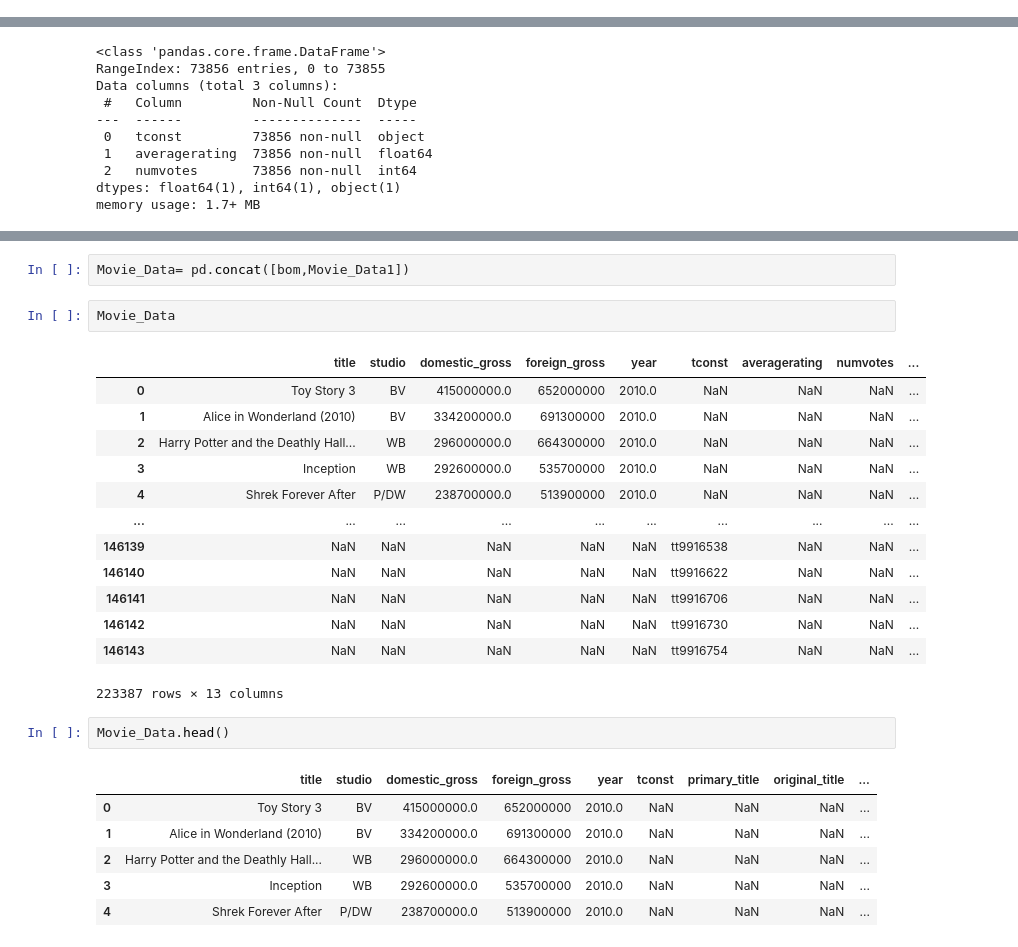
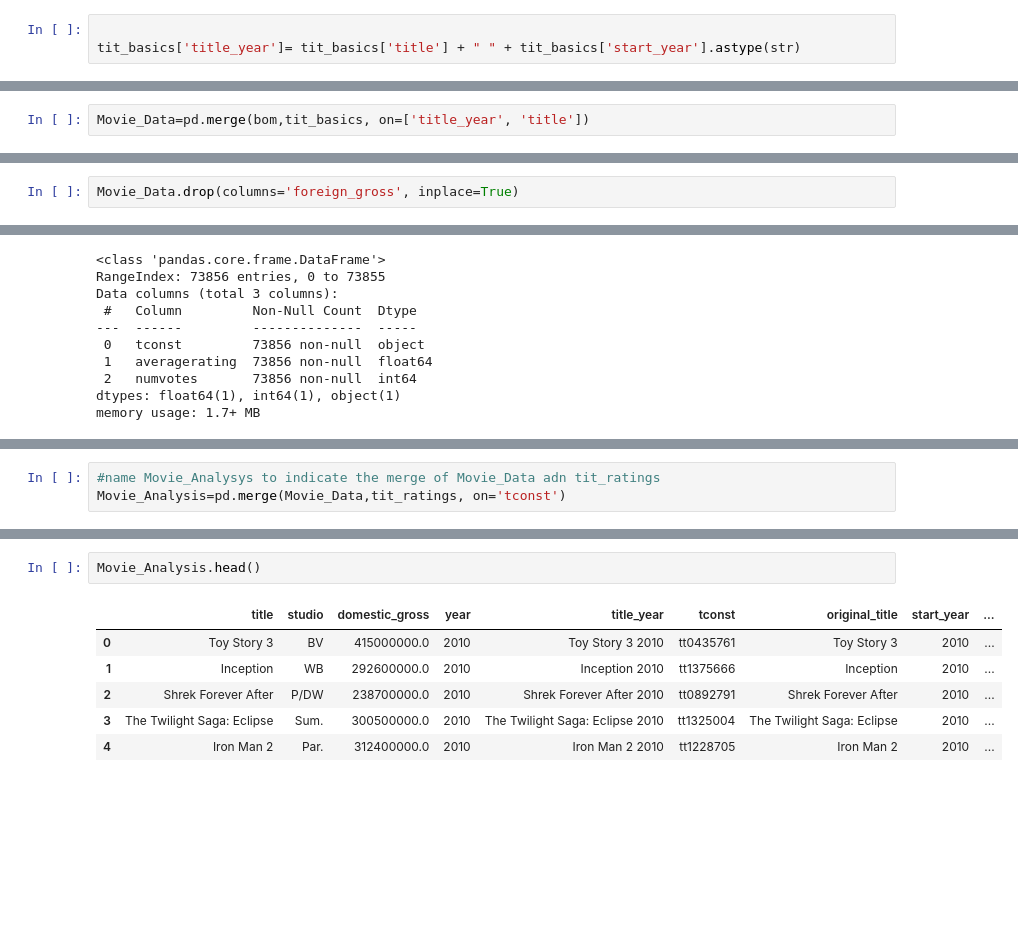
Before and after one commit to Tamiru3/Movie-Analysis-Porject, a Jupyter notebook: Initial Data Exploration .ipynb, the cells around one changed output, grey strips where cells are left out. Drawn from its saved outputs; the diff is of its cells as text; blank space fills up the shorter version.

```diff
--- a/Initial Data Exploration .ipynb
+++ b/Initial Data Exploration .ipynb
@@ -163,6 +116,9 @@ tit_basics.head()
 | 2 | tt0069049 | The Other Side of the Wind | The Other Side of the Wind | 2018 | 122.0 | Drama |
 | 3 | tt0069204 | Sabse Bada Sukh | Sabse Bada Sukh | 2018 | NaN | Comedy,Drama |
 | 4 | tt0100275 | The Wandering Soap Opera | La Telenovela Errante | 2017 | 80.0 | Comedy,Drama,Fantasy |
+# %%
+
+tit_basics['title_year']= tit_basics['title'] + " " + tit_basics['start_year'].astype(str)
 # %%
 tit_basics.info()
 # %% [output]
@@ -181,0 +148,2 @@ memory usage: 6.7+ MB
+# %%
+Movie_Data=pd.merge(bom,tit_basics, on=['title_year', 'title'])
@@ -181,0 +159,2 @@ memory usage: 6.7+ MB
+# %%
+Movie_Data.drop(columns='foreign_gross', inplace=True)
@@ -240 +212,4 @@ Movie_Data1
+# %%
+#name Movie_Analysys to indicate the merge of Movie_Data adn tit_ratings
+Movie_Analysis=pd.merge(Movie_Data,tit_ratings, on='tconst')
 # %%
@@ -269,27 +246,9 @@ Movie_Data1.info
-# %%
-Movie_Data= pd.concat([bom,Movie_Data1])
-# %%
-Movie_Data
-# %% [output]
-|  | title | studio | domestic_gross | foreign_gross | year | tconst | averagerating | numvotes | ... |
-| 0 | Toy Story 3 | BV | 415000000.0 | 652000000 | 2010.0 | NaN | NaN | NaN | ... |
-| 1 | Alice in Wonderland (2010) | BV | 334200000.0 | 691300000 | 2010.0 | NaN | NaN | NaN | ... |
-| 2 | Harry Potter and the Deathly Hall... | WB | 296000000.0 | 664300000 | 2010.0 | NaN | NaN | NaN | ... |
-| 3 | Inception | WB | 292600000.0 | 535700000 | 2010.0 | NaN | NaN | NaN | ... |
-| 4 | Shrek Forever After | P/DW | 238700000.0 | 513900000 | 2010.0 | NaN | NaN | NaN | ... |
-| ... | ... | ... | ... | ... | ... | ... | ... | ... | ... |
-| 146139 | NaN | NaN | NaN | NaN | NaN | tt9916538 | NaN | NaN | ... |
-| 146140 | NaN | NaN | NaN | NaN | NaN | tt9916622 | NaN | NaN | ... |
-| 146141 | NaN | NaN | NaN | NaN | NaN | tt9916706 | NaN | NaN | ... |
-| 146142 | NaN | NaN | NaN | NaN | NaN | tt9916730 | NaN | NaN | ... |
-| 146143 | NaN | NaN | NaN | NaN | NaN | tt9916754 | NaN | NaN | ... |
-223387 rows × 13 columns
 # %%
-Movie_Data.head()
+Movie_Analysis.head()
 # %% [output]
-|  | title | studio | domestic_gross | foreign_gross | year | tconst | primary_title | original_title | ... |
-| 0 | Toy Story 3 | BV | 415000000.0 | 652000000 | 2010.0 | NaN | NaN | NaN | ... |
-| 1 | Alice in Wonderland (2010) | BV | 334200000.0 | 691300000 | 2010.0 | NaN | NaN | NaN | ... |
-| 2 | Harry Potter and the Deathly Hall... | WB | 296000000.0 | 664300000 | 2010.0 | NaN | NaN | NaN | ... |
-| 3 | Inception | WB | 292600000.0 | 535700000 | 2010.0 | NaN | NaN | NaN | ... |
-| 4 | Shrek Forever After | P/DW | 238700000.0 | 513900000 | 2010.0 | NaN | NaN | NaN | ... |
+|  | title | studio | domestic_gross | year | title_year | tconst | original_title | start_year | ... |
+| 0 | Toy Story 3 | BV | 415000000.0 | 2010 | Toy Story 3 2010 | tt0435761 | Toy Story 3 | 2010 | ... |
+| 1 | Inception | WB | 292600000.0 | 2010 | Inception 2010 | tt1375666 | Inception | 2010 | ... |
+| 2 | Shrek Forever After | P/DW | 238700000.0 | 2010 | Shrek Forever After 2010 | tt0892791 | Shrek Forever After | 2010 | ... |
+| 3 | The Twilight Saga: Eclipse | Sum. | 300500000.0 | 2010 | The Twilight Saga: Eclipse 2010 | tt1325004 | The Twilight Saga: Eclipse | 2010 | ... |
+| 4 | Iron Man 2 | Par. | 312400000.0 | 2010 | Iron Man 2 2010 | tt1228705 | Iron Man 2 | 2010 | ... |
```
Also changed, not shown: parts of 41 cells of this notebook, 1 other file.
